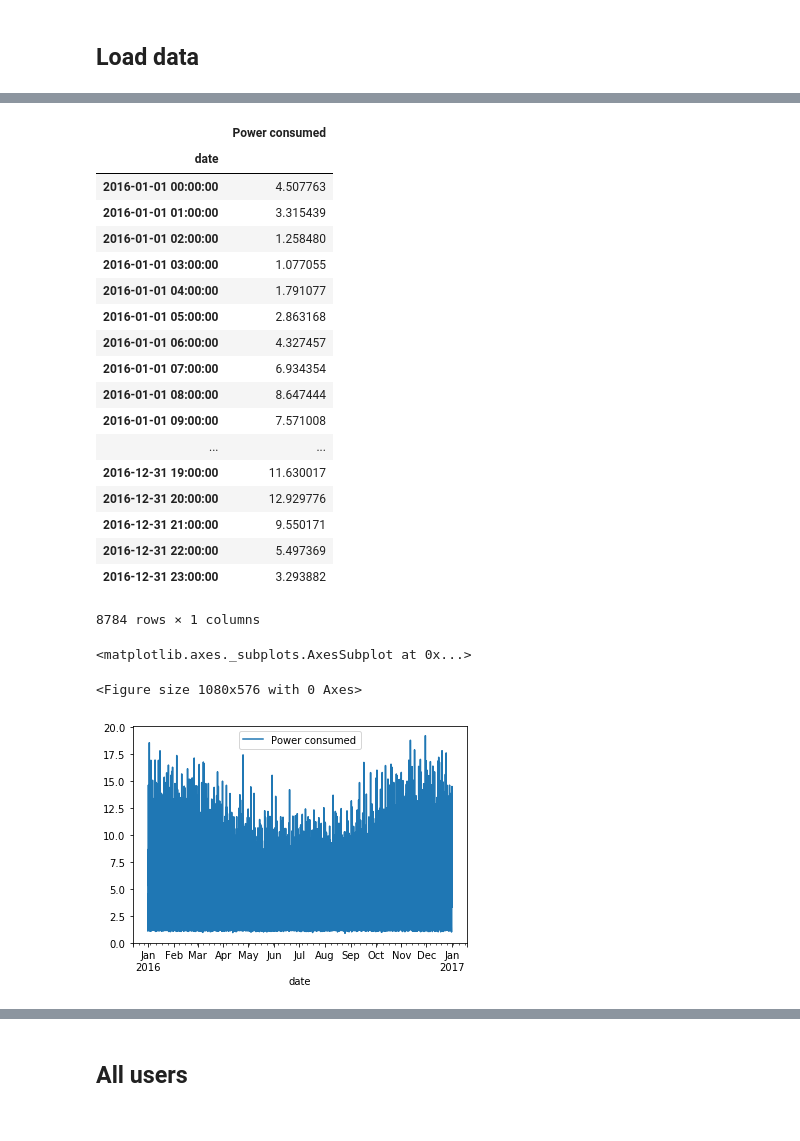
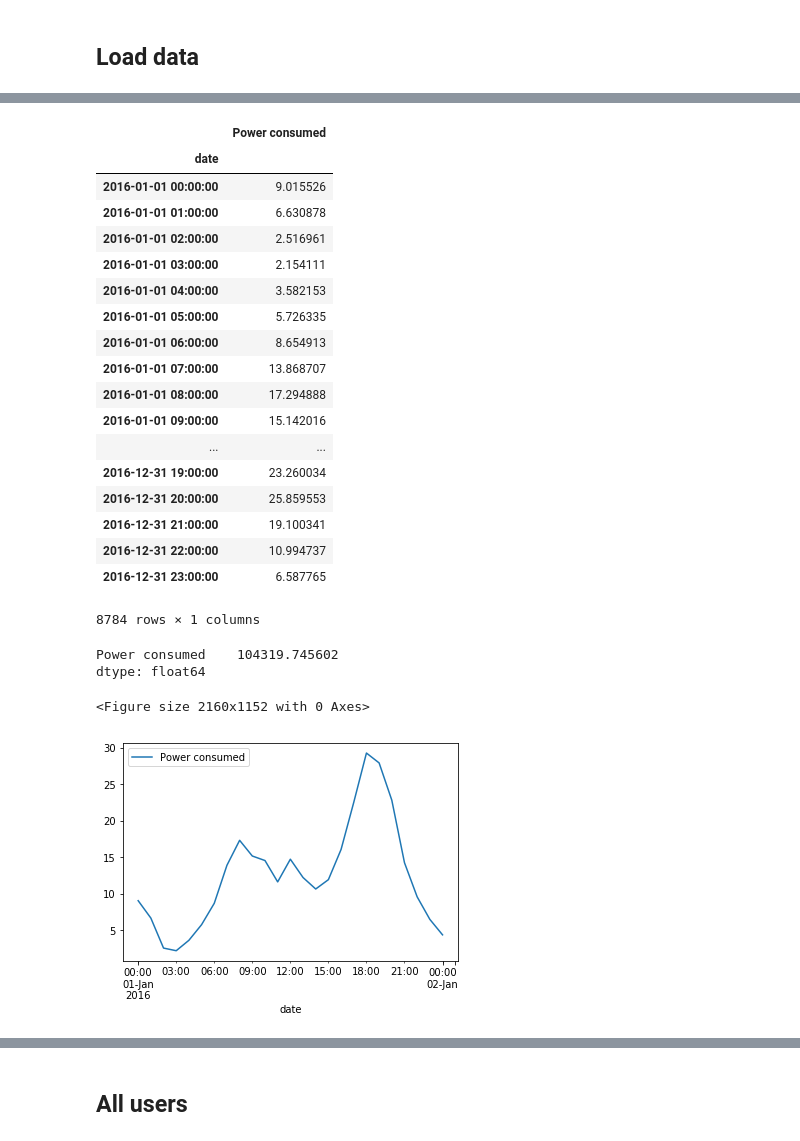
Before and after one commit to HusainKapadia/Energy-Poverty-JRC, a Jupyter notebook: consumption.ipynb, the cells around one changed output, grey strips where cells are left out. Cells and saved outputs as stored; diff of their text form; code cells hidden in the pictures.

Commit message:
update consumption

```diff
--- a/consumption.ipynb
+++ b/consumption.ipynb
@@ -20,3 +20,15 @@ for item in household_list:
     householddata = pd.read_csv(household)
     #print(householddata['Power consumed'][:1000])
     consumption = consumption + householddata['Power consumed'][:]
+
+base_no_solar = osp.join('useful_no_solar')
+household_list2 = glob.glob(f'{base_no_solar}/*')
+for item in household_list2:
+    if 'cfg' in item:
+        household_list2.remove(item)
+
+for item in household_list:
+    household = osp.join(item, 'power2016Household.csv')
+    householddata = pd.read_csv(household)
+    #print(householddata['Power consumed'][:1000])
+    consumption = consumption + householddata['Power consumed'][:]
@@ -40,27 +49,29 @@ total
 # %% [output]
 |  | Power consumed |
 | date |  |
-| 2016-01-01 00:00:00 | 4.507763 |
-| 2016-01-01 01:00:00 | 3.315439 |
-| 2016-01-01 02:00:00 | 1.258480 |
-| 2016-01-01 03:00:00 | 1.077055 |
-| 2016-01-01 04:00:00 | 1.791077 |
-| 2016-01-01 05:00:00 | 2.863168 |
-| 2016-01-01 06:00:00 | 4.327457 |
-| 2016-01-01 07:00:00 | 6.934354 |
-| 2016-01-01 08:00:00 | 8.647444 |
-| 2016-01-01 09:00:00 | 7.571008 |
+| 2016-01-01 00:00:00 | 9.015526 |
+| 2016-01-01 01:00:00 | 6.630878 |
+| 2016-01-01 02:00:00 | 2.516961 |
+| 2016-01-01 03:00:00 | 2.154111 |
+| 2016-01-01 04:00:00 | 3.582153 |
+| 2016-01-01 05:00:00 | 5.726335 |
+| 2016-01-01 06:00:00 | 8.654913 |
+| 2016-01-01 07:00:00 | 13.868707 |
+| 2016-01-01 08:00:00 | 17.294888 |
+| 2016-01-01 09:00:00 | 15.142016 |
 | ... | ... |
-| 2016-12-31 19:00:00 | 11.630017 |
-| 2016-12-31 20:00:00 | 12.929776 |
-| 2016-12-31 21:00:00 | 9.550171 |
-| 2016-12-31 22:00:00 | 5.497369 |
-| 2016-12-31 23:00:00 | 3.293882 |
+| 2016-12-31 19:00:00 | 23.260034 |
+| 2016-12-31 20:00:00 | 25.859553 |
+| 2016-12-31 21:00:00 | 19.100341 |
+| 2016-12-31 22:00:00 | 10.994737 |
+| 2016-12-31 23:00:00 | 6.587765 |
 8784 rows × 1 columns
 # %%
-plt.figure(figsize=(15, 8))
-total.plot()
+plt.figure(figsize=(30, 16))
+total[:25].plot()
+print(total.sum())
 # %% [output]
-<matplotlib.axes._subplots.AxesSubplot at 0x...>
+Power consumed    104319.745602
+dtype: float64
-<Figure size 1080x576 with 0 Axes>
+<Figure size 2160x1152 with 0 Axes>
-[figure, old version]
+[figure, new version]
```
Also changed, not shown: parts of 6 cells of this notebook.
